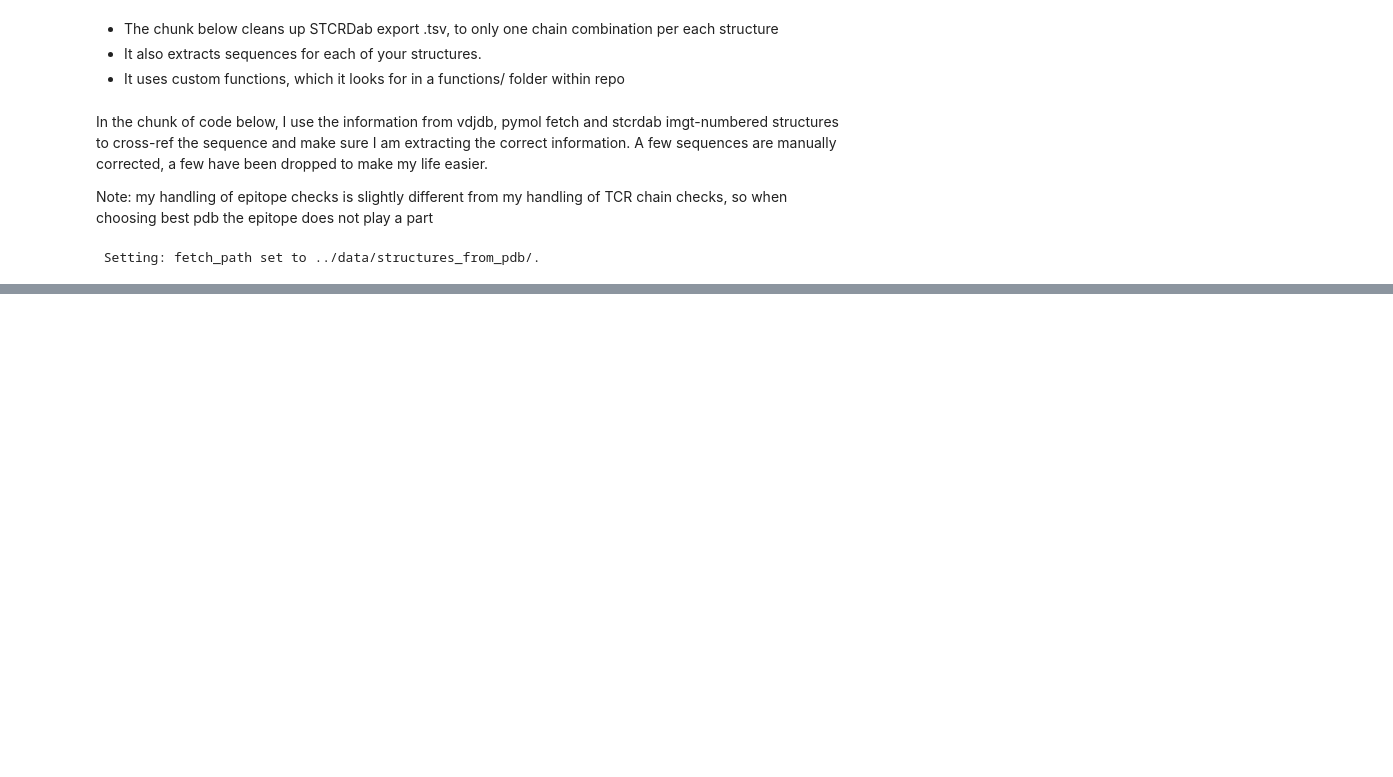
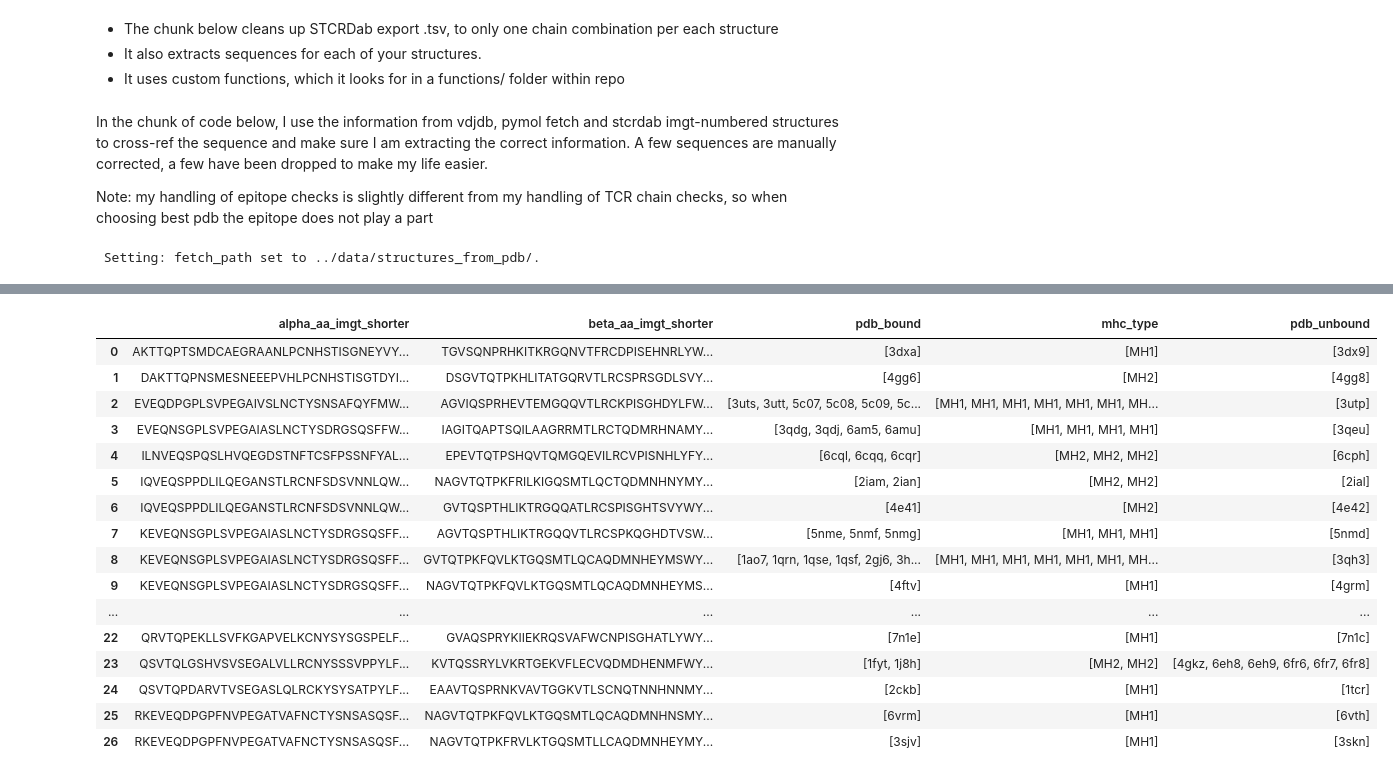
Before and after one commit to mm523/TCRab-pairing, a Jupyter notebook: data_preprocessing/clean_stcrdab_export.ipynb, the cells around one changed output, grey strips where cells are left out. Drawn from its saved outputs; the diff is of its cells as text; code cells hidden in the pictures; blank space fills up the shorter version.

```diff
--- a/data_preprocessing/clean_stcrdab_export.ipynb
+++ b/data_preprocessing/clean_stcrdab_export.ipynb
@@ -533,8 +537,13 @@ best_pdb_set.to_csv('data/tcrdbset_unique_pdbs_best_chains.csv')
 {('A', 'B', 'P'): (False, False, True)}
 # %%
 pdbs_shorter_seqs = best_pdb_set.copy()
+pdbs_shorter_seqs['bound'] = pdbs_shorter_seqs['mhc_type'].notna()
+print(pdbs_shorter_seqs.head(10))
 all_pdbs = pdbs_shorter_seqs['pdb']
 all_similarities_alpha, pdbs_shorter_seqs = sf.find_more_duplicates(all_pdbs, seqs, pdbs_shorter_seqs, 'alpha')
 all_similarities_beta, pdbs_shorter_seqs = sf.find_more_duplicates(all_pdbs, seqs, pdbs_shorter_seqs, 'beta')
+pdbs_shorter_seqs.to_csv('../data/tcrdb_export_cleaned_withseqs.csv')
+
+pdbs_shorter_seqs = pdbs_shorter_seqs.sort_values(by = ['alpha_aa_imgt_shorter','beta_aa_imgt_shorter','bound'])
 pdbs_shorter_seqs_nodupl = pdbs_shorter_seqs.fillna('NA').replace('','NA').drop(['TCRtype'], axis=1).groupby(['alpha_aa_imgt_shorter', 'beta_aa_imgt_shorter']).agg(list).reset_index()
 # %% [output]
@@ -570,0 +593,12 @@ print(pdbs_shorter_seqs_nodupl)
+# %%
+pdbs_shorter_seqs['bound'] = pdbs_shorter_seqs['antigen_type'].notna()
+
+bound_structures = pdbs_shorter_seqs.loc[pdbs_shorter_seqs['bound'] == True]
+unbound_structures = pdbs_shorter_seqs.loc[pdbs_shorter_seqs['bound'] == False]
+# %%
+print(bound_structures.shape)
+all_pdbs = bound_structures['pdb']
+all_similarities_alpha, pdbs_shorter_seqs = sf.find_more_duplicates(all_pdbs, seqs, bound_structures, 'alpha')
+all_similarities_beta, pdbs_shorter_seqs = sf.find_more_duplicates(all_pdbs, seqs, bound_structures, 'beta')
+bound_structures_nodupl = bound_structures.fillna('NA').replace('','NA').drop(['TCRtype'], axis=1).groupby(['alpha_aa_imgt_shorter', 'beta_aa_imgt_shorter']).agg(list).reset_index()
+print(bound_structures_nodupl.shape)
@@ -570,0 +614,7 @@ print(pdbs_shorter_seqs_nodupl)
+# %%
+print(unbound_structures.shape)
+all_pdbs = unbound_structures['pdb']
+all_similarities_alpha, pdbs_shorter_seqs = sf.find_more_duplicates(all_pdbs, seqs, unbound_structures, 'alpha')
+all_similarities_beta, pdbs_shorter_seqs = sf.find_more_duplicates(all_pdbs, seqs, unbound_structures, 'beta')
+unbound_structures_nodupl = unbound_structures.fillna('NA').replace('','NA').drop(['TCRtype'], axis=1).groupby(['alpha_aa_imgt_shorter', 'beta_aa_imgt_shorter']).agg(list).reset_index()
+print(unbound_structures_nodupl.shape)
@@ -573,0 +633,24 @@ pdbs_shorter_seqs_nodupl.to_csv('data/tcrdbset_unique_receptors.csv')
+# %%
+both_bound_and_unbound = pd.merge(
+    bound_structures_nodupl[['alpha_aa_imgt_shorter', 'beta_aa_imgt_shorter', 'pdb','mhc_type']].rename(columns={'pdb':'pdb_bound'}),
+    unbound_structures_nodupl[['alpha_aa_imgt_shorter', 'beta_aa_imgt_shorter', 'pdb']].rename(columns={'pdb':'pdb_unbound'}),
+    on = ['alpha_aa_imgt_shorter', 'beta_aa_imgt_shorter'], how='inner')
+both_bound_and_unbound
+# %% [output]
+|  | alpha_aa_imgt_shorter | beta_aa_imgt_shorter | pdb_bound | mhc_type | pdb_unbound |
+| 0 | AKTTQPTSMDCAEGRAANLPCNHSTISGNEYVY... | TGVSQNPRHKITKRGQNVTFRCDPISEHNRLYW... | [3dxa] | [MH1] | [3dx9] |
+| 1 | DAKTTQPNSMESNEEEPVHLPCNHSTISGTDYI... | DSGVTQTPKHLITATGQRVTLRCSPRSGDLSVY... | [4gg6] | [MH2] | [4gg8] |
+| 2 | EVEQDPGPLSVPEGAIVSLNCTYSNSAFQYFMW... | AGVIQSPRHEVTEMGQQVTLRCKPISGHDYLFW... | [3uts, 3utt, 5c07, 5c08, 5c09, 5c... | [MH1, MH1, MH1, MH1, MH1, MH1, MH... | [3utp] |
+| 3 | EVEQNSGPLSVPEGAIASLNCTYSDRGSQSFFW... | IAGITQAPTSQILAAGRRMTLRCTQDMRHNAMY... | [3qdg, 3qdj, 6am5, 6amu] | [MH1, MH1, MH1, MH1] | [3qeu] |
+| 4 | ILNVEQSPQSLHVQEGDSTNFTCSFPSSNFYAL... | EPEVTQTPSHQVTQMGQEVILRCVPISNHLYFY... | [6cql, 6cqq, 6cqr] | [MH2, MH2, MH2] | [6cph] |
+| 5 | IQVEQSPPDLILQEGANSTLRCNFSDSVNNLQW... | NAGVTQTPKFRILKIGQSMTLQCTQDMNHNYMY... | [2iam, 2ian] | [MH2, MH2] | [2ial] |
+| 6 | IQVEQSPPDLILQEGANSTLRCNFSDSVNNLQW... | GVTQSPTHLIKTRGQQATLRCSPISGHTSVYWY... | [4e41] | [MH2] | [4e42] |
+| 7 | KEVEQNSGPLSVPEGAIASLNCTYSDRGSQSFF... | AGVTQSPTHLIKTRGQQVTLRCSPKQGHDTVSW... | [5nme, 5nmf, 5nmg] | [MH1, MH1, MH1] | [5nmd] |
+| 8 | KEVEQNSGPLSVPEGAIASLNCTYSDRGSQSFF... | GVTQTPKFQVLKTGQSMTLQCAQDMNHEYMSWY... | [1ao7, 1qrn, 1qse, 1qsf, 2gj6, 3h... | [MH1, MH1, MH1, MH1, MH1, MH1, MH... | [3qh3] |
+| 9 | KEVEQNSGPLSVPEGAIASLNCTYSDRGSQSFF... | NAGVTQTPKFQVLKTGQSMTLQCAQDMNHEYMS... | [4ftv] | [MH1] | [4grm] |
+| ... | ... | ... | ... | ... | ... |
+| 22 | QRVTQPEKLLSVFKGAPVELKCNYSYSGSPELF... | GVAQSPRYKIIEKRQSVAFWCNPISGHATLYWY... | [7n1e] | [MH1] | [7n1c] |
+| 23 | QSVTQLGSHVSVSEGALVLLRCNYSSSVPPYLF... | KVTQSSRYLVKRTGEKVFLECVQDMDHENMFWY... | [1fyt, 1j8h] | [MH2, MH2] | [4gkz, 6eh8, 6eh9, 6fr6, 6fr7, 6fr8] |
+| 24 | QSVTQPDARVTVSEGASLQLRCKYSYSATPYLF... | EAAVTQSPRNKVAVTGGKVTLSCNQTNNHNNMY... | [2ckb] | [MH1] | [1tcr] |
+| 25 | RKEVEQDPGPFNVPEGATVAFNCTYSNSASQSF... | NAGVTQTPKFQVLKTGQSMTLQCAQDMNHNSMY... | [6vrm] | [MH1] | [6vth] |
+| 26 | RKEVEQDPGPFNVPEGATVAFNCTYSNSASQSF... | NAGVTQTPKFRVLKTGQSMTLLCAQDMNHEYMY... | [3sjv] | [MH1] | [3skn] |
```
Also changed, not shown: parts of 17 cells of this notebook, 5 other files.
